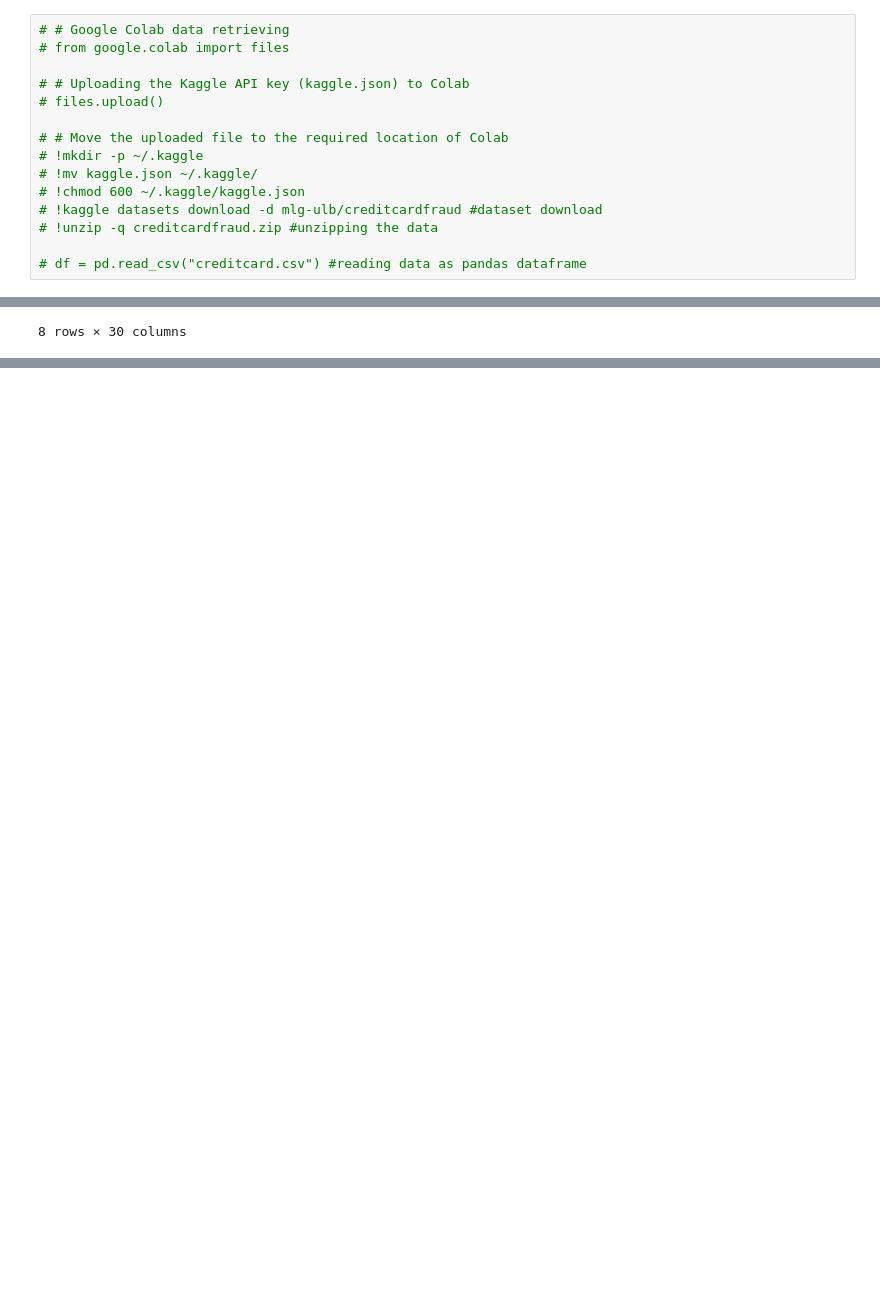
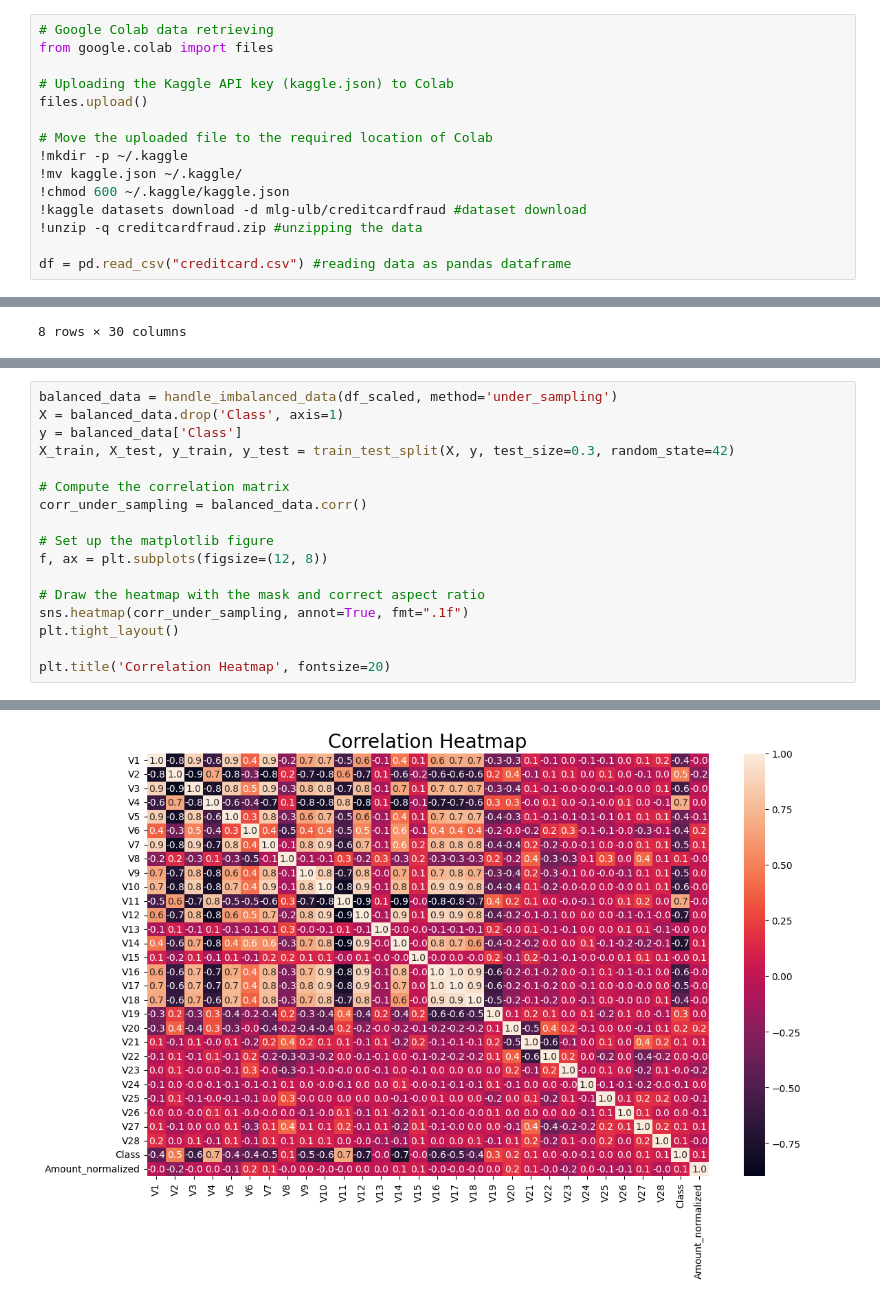
Before and after one commit to estivengrx/CognoRise_Infotech, a Jupyter notebook: notebooks/task1_transactions-fraud-detection/Credit card detection.ipynb, the cells around one changed output, grey strips where cells are left out. Cells and saved outputs as stored; diff of their text form; blank space fills up the shorter version.

Commit message:
feat: Added feature importance, correlation analysis, trained models

```diff
--- a/notebooks/task1_transactions-fraud-detection/Credit card detection.ipynb
+++ b/notebooks/task1_transactions-fraud-detection/Credit card detection.ipynb
@@ -67,15 +67,15 @@ df = pd.read_csv("D:/Estiven/Datos/Proyectos/CognoRise_Infotech/data/raw/creditc
 # %%
-# # Google Colab data retrieving
-# from google.colab import files
+# Google Colab data retrieving
+from google.colab import files
 
-# # Uploading the Kaggle API key (kaggle.json) to Colab
-# files.upload()
+# Uploading the Kaggle API key (kaggle.json) to Colab
+files.upload()
 
-# # Move the uploaded file to the required location of Colab
-# !mkdir -p ~/.kaggle
-# !mv kaggle.json ~/.kaggle/
-# !chmod 600 ~/.kaggle/kaggle.json
-# !kaggle datasets download -d mlg-ulb/creditcardfraud #dataset download
-# !unzip -q creditcardfraud.zip #unzipping the data
+# Move the uploaded file to the required location of Colab
+!mkdir -p ~/.kaggle
+!mv kaggle.json ~/.kaggle/
+!chmod 600 ~/.kaggle/kaggle.json
+!kaggle datasets download -d mlg-ulb/creditcardfraud #dataset download
+!unzip -q creditcardfraud.zip #unzipping the data
 
-# df = pd.read_csv("creditcard.csv") #reading data as pandas dataframe
+df = pd.read_csv("creditcard.csv") #reading data as pandas dataframe
@@ -427,0 +440,18 @@ for method in ['smote']:
+# %%
+balanced_data = handle_imbalanced_data(df_scaled, method='under_sampling')
+X = balanced_data.drop('Class', axis=1)
+y = balanced_data['Class']
+X_train, X_test, y_train, y_test = train_test_split(X, y, test_size=0.3, random_state=42)
+
+# Compute the correlation matrix
+corr_under_sampling = balanced_data.corr()
+
+# Set up the matplotlib figure
+f, ax = plt.subplots(figsize=(12, 8))
+
+# Draw the heatmap with the mask and correct aspect ratio
+sns.heatmap(corr_under_sampling, annot=True, fmt=".1f")
+plt.tight_layout()
+
+plt.title('Correlation Heatmap', fontsize=20)
+# %% [output]
@@ -427,0 +459 @@ for method in ['smote']:
+[figure, added]
```
Also changed, not shown: parts of 11 cells of this notebook.
